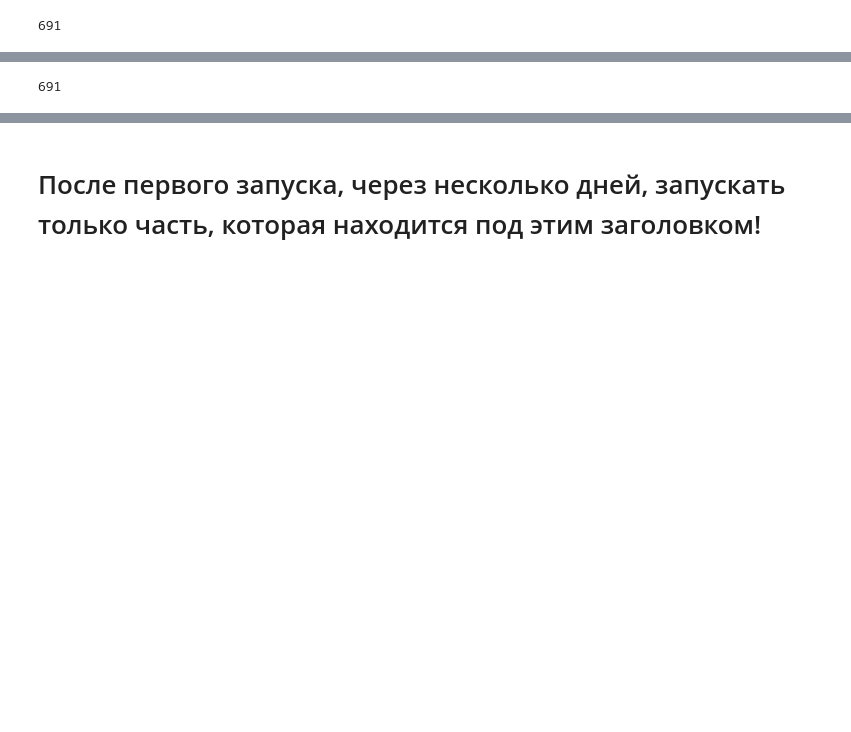
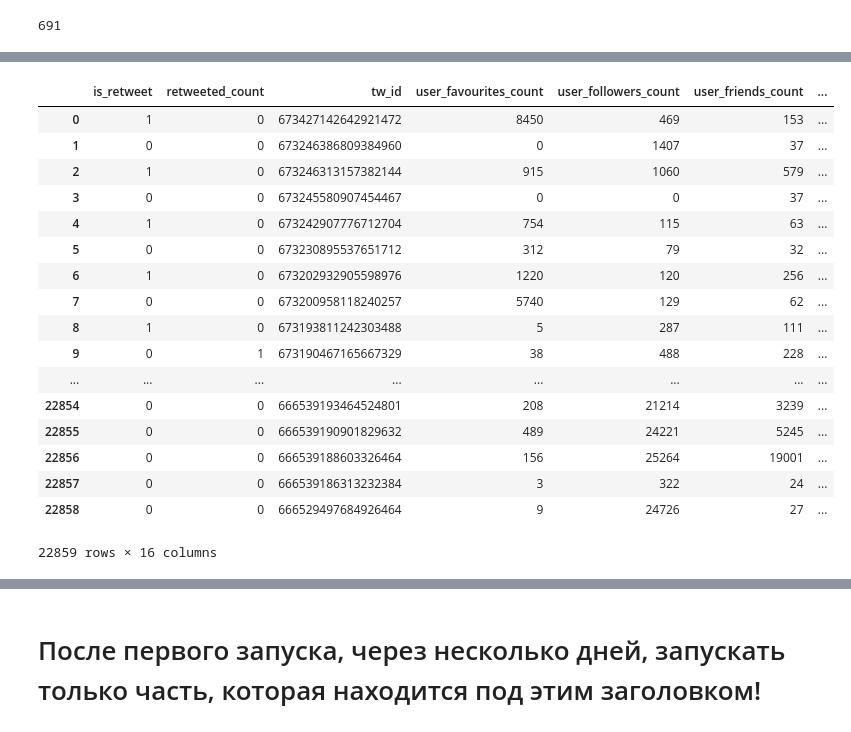
Before and after one commit to pashna/twitter_news_prediction, a Jupyter notebook: TJournal.ipynb, the cells around one changed output, grey strips where cells are left out. Cells and saved outputs as stored; diff of their text form; code cells hidden in the pictures; blank space fills up the shorter version.

```diff
--- a/TJournal.ipynb
+++ b/TJournal.ipynb
@@ -594,12 +586,38 @@ count_of_tweets = pd.DataFrame(grouped["url"].count())
 count_of_tweets.columns = ["last_time_tweet"]
 count_of_tweets.reset_index(inplace=True)
 df = pd.merge(df, count_of_tweets, on='url', left_index=True, right_index=False, how="outer")
+# %%
+# Бинаризируем категориальный признак type
+df.reset_index(inplace=True)
+dummy = pd.get_dummies(df['type'])
+df = df.join(dummy)
 # %%
 PREPARED_CSV = "prepared_to_analys.csv"
 # %%
 # Сохраняемся
 df.to_csv(PREPARED_CSV, sep=",", index=False, encoding="utf-8", quoting=csv.QUOTE_NONNUMERIC)
-# %%
-len(df["url"].unique())
-# %% [output]
-691
+# %%
+df[['is_retweet', 'retweeted_count', 'tw_id', 'user_favourites_count',
+       'user_followers_count', 'user_friends_count', 'user_listed_count',
+       'user_statuses_count', 'time_since_news', 'week_day_news',
+       'minutes_since_midnight', 'first_time_tweet', 'follower_sum',
+       'retweeted_count_sum', 'favorite_count_sum', 'user_listed_count_sum']]
+# %% [output]
+|  | is_retweet | retweeted_count | tw_id | user_favourites_count | user_followers_count | user_friends_count | ... |
+| 0 | 1 | 0 | 673427142642921472 | 8450 | 469 | 153 | ... |
+| 1 | 0 | 0 | 673246386809384960 | 0 | 1407 | 37 | ... |
+| 2 | 1 | 0 | 673246313157382144 | 915 | 1060 | 579 | ... |
+| 3 | 0 | 0 | 673245580907454467 | 0 | 0 | 37 | ... |
+| 4 | 1 | 0 | 673242907776712704 | 754 | 115 | 63 | ... |
+| 5 | 0 | 0 | 673230895537651712 | 312 | 79 | 32 | ... |
+| 6 | 1 | 0 | 673202932905598976 | 1220 | 120 | 256 | ... |
+| 7 | 0 | 0 | 673200958118240257 | 5740 | 129 | 62 | ... |
+| 8 | 1 | 0 | 673193811242303488 | 5 | 287 | 111 | ... |
+| 9 | 0 | 1 | 673190467165667329 | 38 | 488 | 228 | ... |
+| ... | ... | ... | ... | ... | ... | ... | ... |
+| 22854 | 0 | 0 | 666539193464524801 | 208 | 21214 | 3239 | ... |
+| 22855 | 0 | 0 | 666539190901829632 | 489 | 24221 | 5245 | ... |
+| 22856 | 0 | 0 | 666539188603326464 | 156 | 25264 | 19001 | ... |
+| 22857 | 0 | 0 | 666539186313232384 | 3 | 322 | 24 | ... |
+| 22858 | 0 | 0 | 666529497684926464 | 9 | 24726 | 27 | ... |
+22859 rows × 16 columns
```
Also changed, not shown: parts of 5 cells of this notebook, 5 other files.
